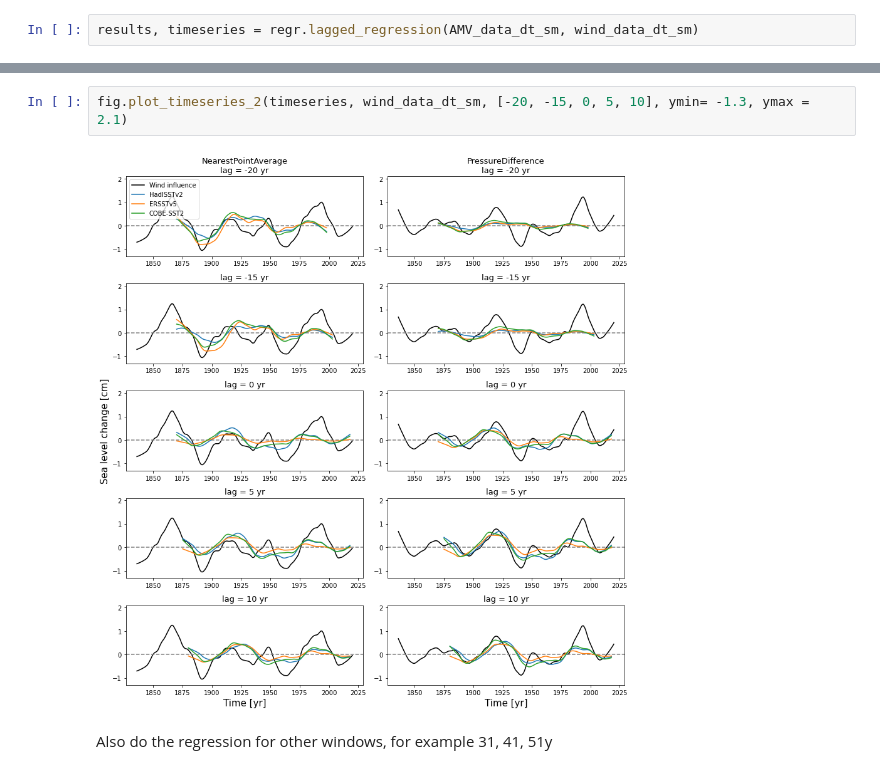
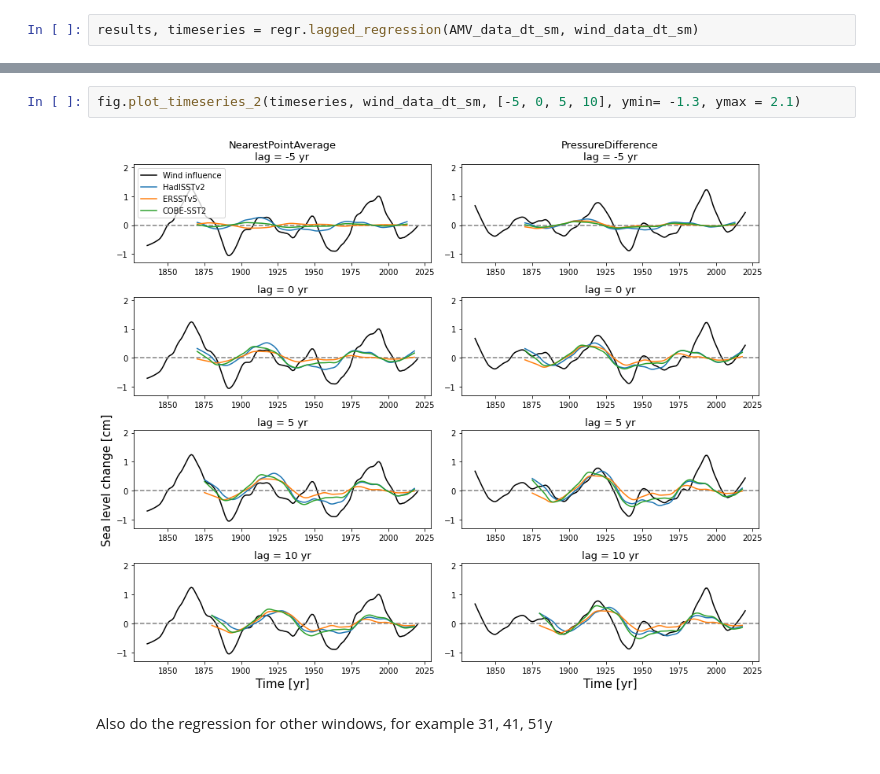
Before and after one commit to iris-keizer/Thesis-KNMI, a Jupyter notebook: AMV/notebooks/lagged_regression_new_methods.ipynb, the cells around one changed output, grey strips where cells are left out. Drawn from its saved outputs; the diff is of its cells as text.

```diff
--- a/AMV/notebooks/lagged_regression_new_methods.ipynb
+++ b/AMV/notebooks/lagged_regression_new_methods.ipynb
@@ -198,7 +211,7 @@ fig.plot_result_2(results, 'rmse', 'RMSE [cm]', ymin = 0.2, ymax = 0.7)
 # %%
-fig.plot_timeseries_2(timeseries, wind_data_dt_sm, [-20, -15, 0, 5, 10], ymin= -1.3, ymax = 2.1)
+fig.plot_timeseries_2(timeseries, wind_data_dt_sm, [-5, 0, 5, 10], ymin= -1.3, ymax = 2.1)
 # %% [output]
-[figure, old version]
+[figure, new version]
 # %% [markdown]
 Also do the regression for other windows, for example 31, 41, 51y
 # %% [markdown]
```
Also changed, not shown: parts of 27 cells of this notebook, 7 other files.
